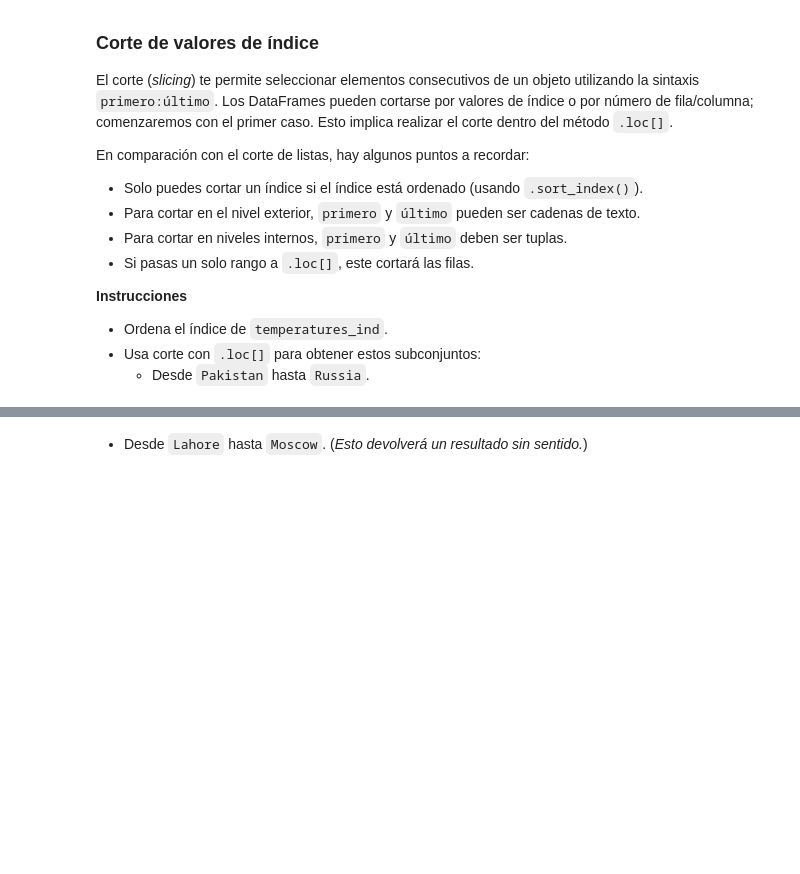
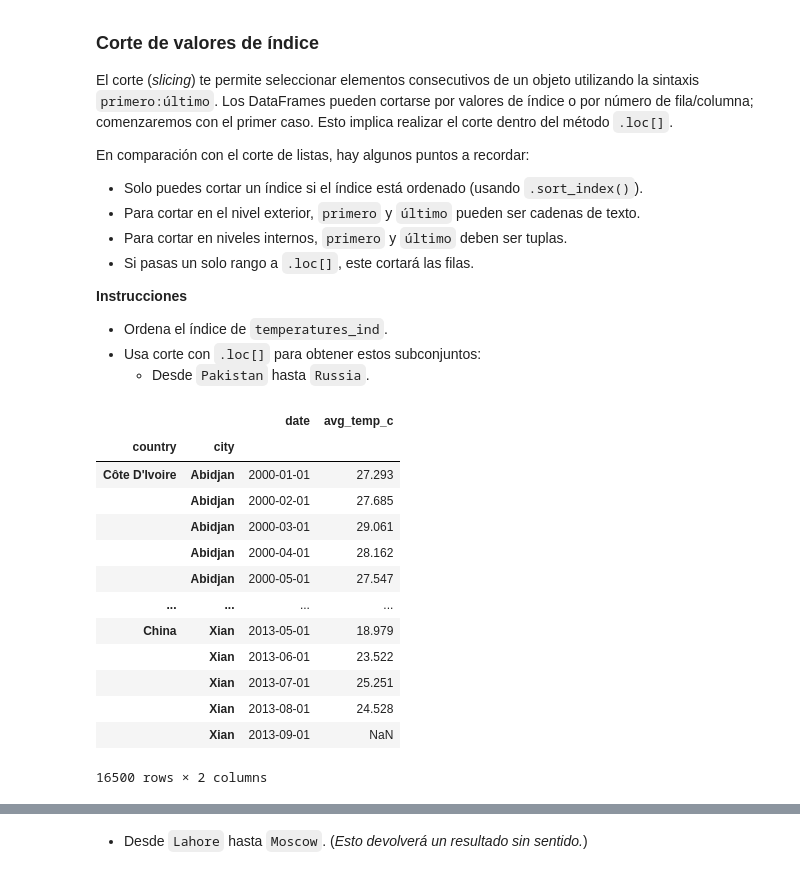
Before and after one commit to christiane-millan/utm-mcd-2025b-proyectos-aplicados-ii, a Jupyter notebook: 1-intro/1-3-slicing_indexing/code/1.3-slicing_data.ipynb, the cells around one changed output, grey strips where cells are left out. Cells and saved outputs as stored; diff of their text form; code cells hidden in the pictures; blank space fills up the shorter version.

```diff
--- a/1-intro/1-3-slicing_indexing/code/1.3-slicing_data.ipynb
+++ b/1-intro/1-3-slicing_indexing/code/1.3-slicing_data.ipynb
@@ -141,3 +306,20 @@ En comparación con el corte de listas, hay algunos puntos a recordar:
 - Ordena el índice de `temperatures_ind`.
 - Usa corte con `.loc[]` para obtener estos subconjuntos:
     - Desde `Pakistan` hasta `Russia`.
+# %%
+temperatures_ind
+# %% [output]
+|  |  | date | avg_temp_c |
+| country | city |  |  |
+| Côte D'Ivoire | Abidjan | 2000-01-01 | 27.293 |
+|  | Abidjan | 2000-02-01 | 27.685 |
+|  | Abidjan | 2000-03-01 | 29.061 |
+|  | Abidjan | 2000-04-01 | 28.162 |
+|  | Abidjan | 2000-05-01 | 27.547 |
+| ... | ... | ... | ... |
+| China | Xian | 2013-05-01 | 18.979 |
+|  | Xian | 2013-06-01 | 23.522 |
+|  | Xian | 2013-07-01 | 25.251 |
+|  | Xian | 2013-08-01 | 24.528 |
+|  | Xian | 2013-09-01 | NaN |
+16500 rows × 2 columns
```
Also changed, not shown: parts of 31 cells of this notebook, 14 other files.
